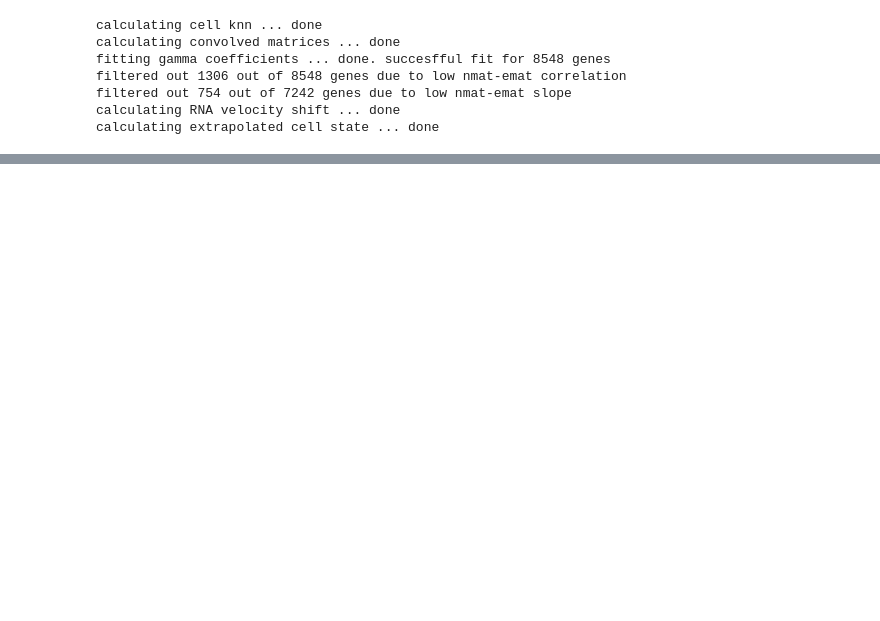
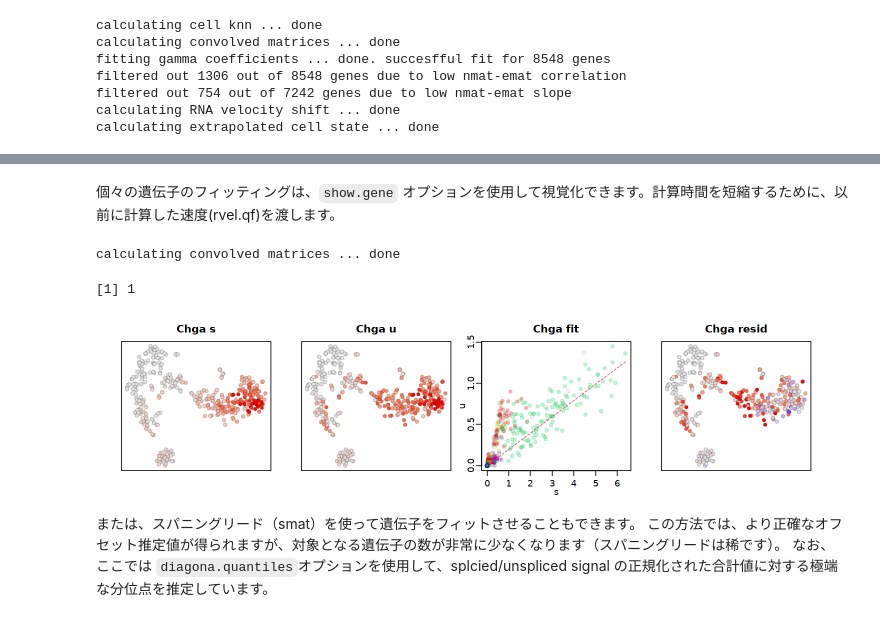
Before and after one commit to rnakato/SinglecellAnalysisTutorial, a Jupyter notebook: docs/notebooks/Velocyto.R.ipynb, the cells around one changed output, grey strips where cells are left out. Saved outputs shown, nothing was run; the diff lists cells and outputs as text; code cells hidden in the pictures; blank space fills up the shorter version.

```diff
--- a/docs/notebooks/Velocyto.R.ipynb
+++ b/docs/notebooks/Velocyto.R.ipynb
@@ -281,0 +140,19 @@ Warning message in arrows(bp$x[ai], bp$y[ai], bp$x[ai + 1], bp$y[ai + 1], angle
+# %% [markdown]
+個々の遺伝子のフィッティングは、``show.gene`` オプションを使用して視覚化できます。計算時間を短縮するために、以前に計算した速度(rvel.qf)を渡します。
+# %%
+options(repr.plot.width = 12, repr.plot.height = 3)
+gene.relative.velocity.estimates(emat, nmat,
+                                 kCells = 5,
+                                 fit.quantile = fit.quantile,
+                                 old.fit=rvel.qf,
+                                 show.gene='Chga',
+                                 cell.emb=emb,
+                                 cell.colors=cell.colors)
+# %% [output]
+calculating convolved matrices ... done
+[1] 1
+[figure, added]
+# %% [markdown]
+または、スパニングリード（smat）を使って遺伝子をフィットさせることもできます。
+この方法では、より正確なオフセット推定値が得られますが、対象となる遺伝子の数が非常に少なくなります（スパニングリードは稀です）。
+なお、ここでは ``diagona.quantiles``オプションを使用して、splcied/unspliced signal の正規化された合計値に対する極端な分位点を推定しています。
```
Also changed, not shown: parts of 52 cells of this notebook, 2 other files.
